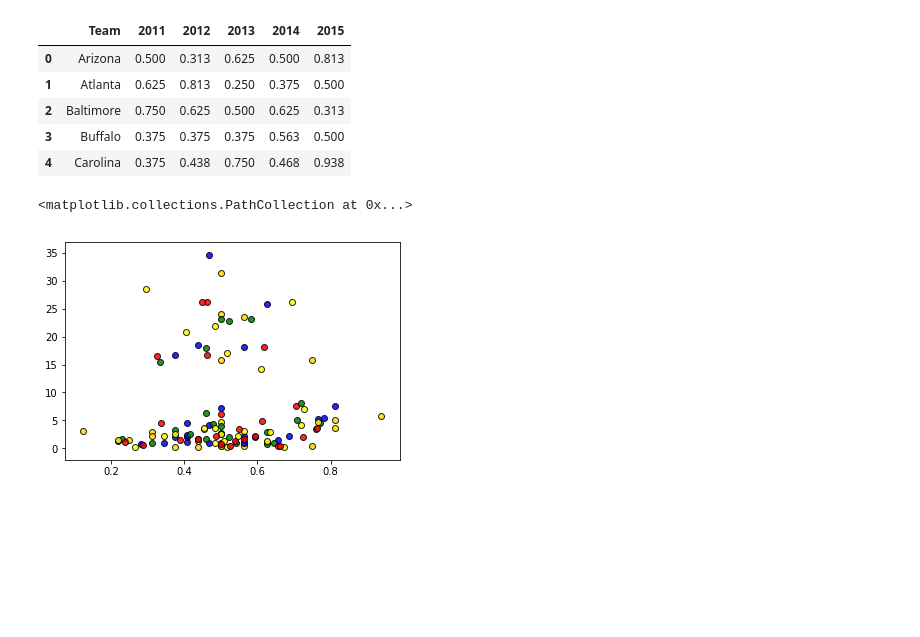
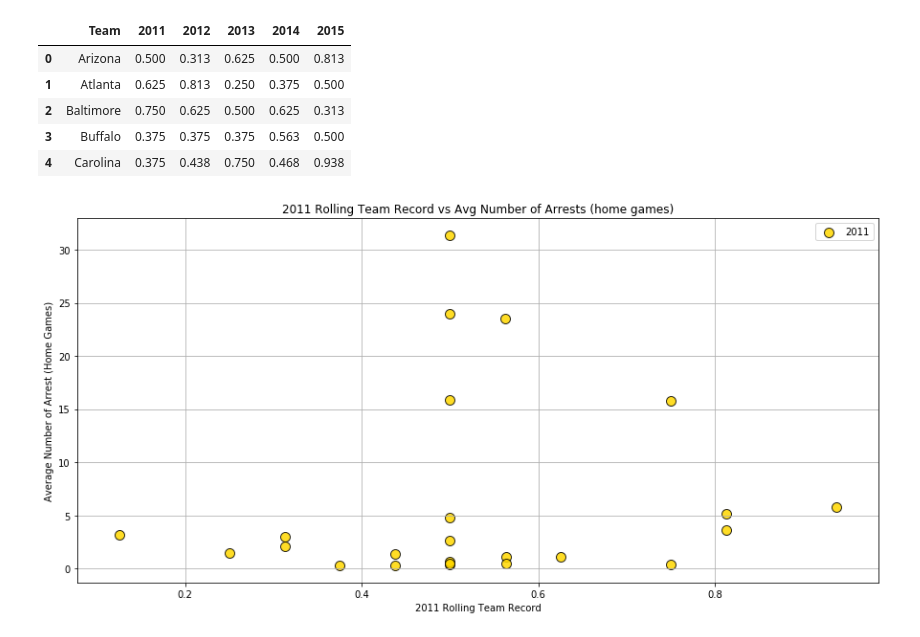
Before and after one commit to erictuscanes/Group-Project, a Jupyter notebook: Untitled.ipynb, the cells around one changed output. Saved outputs shown, nothing was run; the diff lists cells and outputs as text; code cells hidden in the pictures; blank space fills up the shorter version.

Commit message:
Final Code - Polished Graphs

```diff
--- a/Untitled.ipynb
+++ b/Untitled.ipynb
@@ -27,29 +25,32 @@ recData.head()
 # %%
 #Scatterplot
 
 rollingData = arrestData[["season","home_team","away_team","home_score","away_score","arrests"]]
 
 rollingRecord = pd.DataFrame(recData["Team"])
 rollingRecord["2011Rec"] = recData["2011"]
 rollingRecord["2012Rec"] = (recData["2011"] + recData["2012"])/2
 rollingRecord["2013Rec"] = (recData["2011"] + recData["2012"] + recData["2013"])/3
 rollingRecord["2014Rec"] = (recData["2011"] + recData["2012"] + recData["2013"] + recData["2014"])/4
 rollingRecord["2015Rec"] = (recData["2011"] + recData["2012"] + recData["2013"] + recData["2014"] + recData["2015"])/5
 
 homeArrests = rollingData[["season","home_team","arrests"]]
 homeArrests = homeArrests.rename(columns = {'home_team':"Team"})
 fullSet = pd.merge(homeArrests,rollingRecord,how = 'left', on = 'Team')
 fullSet= fullSet.groupby(['season','Team']).mean().dropna().reset_index()
 set2011= fullSet.loc[fullSet['season'] == 2011]
 set2012= fullSet.loc[fullSet['season'] == 2012]
 set2013= fullSet.loc[fullSet['season'] == 2013]
 set2014= fullSet.loc[fullSet['season'] == 2014]
 set2015= fullSet.loc[fullSet['season'] == 2015]
-plt.scatter(set2011['2011Rec'],set2011['arrests'], marker='o',facecolors='gold',edgecolors='black', label = "2011", alpha = 0.85)
-plt.scatter(set2012['2012Rec'],set2012['arrests'], marker='o',facecolors='blue',edgecolors='black', label = "2012", alpha = 0.85)
-plt.scatter(set2013['2013Rec'],set2013['arrests'], marker='o',facecolors='green',edgecolors='black', label = "2013", alpha = 0.85)
-plt.scatter(set2014['2014Rec'],set2014['arrests'], marker='o',facecolors='yellow',edgecolors='black', label = "2014", alpha = 0.85)
-plt.scatter(set2015['2015Rec'],set2015['arrests'], marker='o',facecolors='red',edgecolors='black', label = "2015", alpha = 0.85)
+fig, ax = plt.subplots(figsize=(15,7))
+
+plt.scatter(set2011['2011Rec'],set2011['arrests'], marker='o', s = 100, facecolors='gold',edgecolors='black', label = "2011", alpha = 0.85)
+plt.legend()
+
+plt.xlabel('2011 Rolling Team Record')
+plt.ylabel('Average Number of Arrest (Home Games)')
+plt.title('2011 Rolling Team Record vs Avg Number of Arrests (home games)')
+plt.grid()
 # %% [output]
-<matplotlib.collections.PathCollection at 0x...>
-[figure, old version]
+[figure, new version]
```
Also changed, not shown: parts of 13 cells of this notebook.
